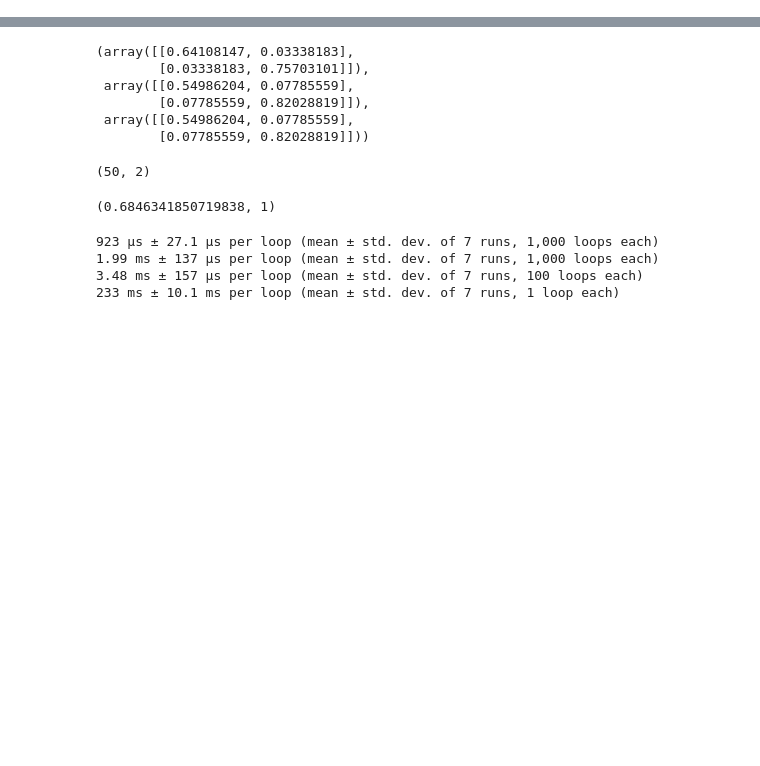
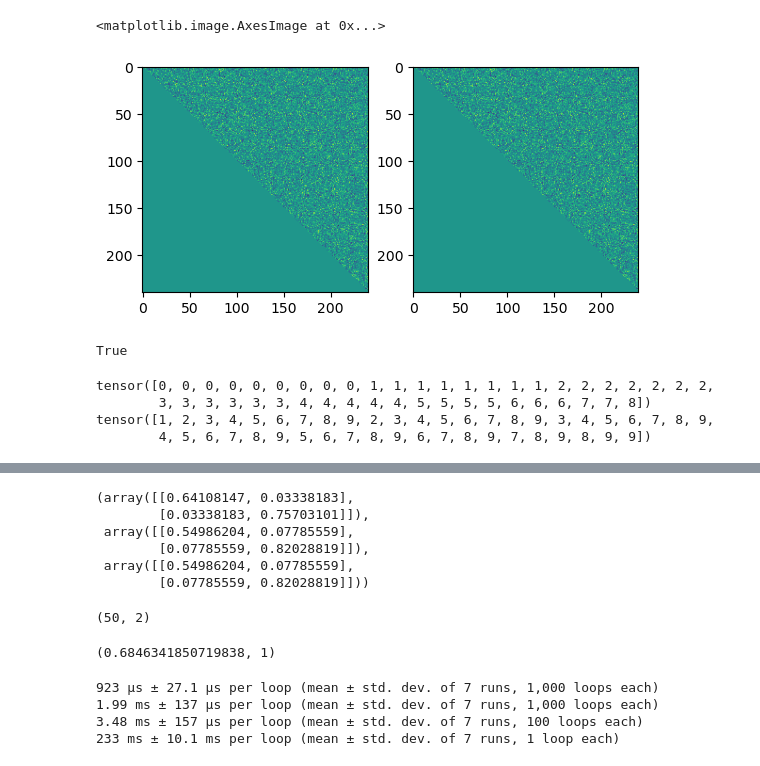
Before and after one commit to FabulousFabs/MVPy, a Jupyter notebook: examples/tests.ipynb, the cells around one changed output, grey strips where cells are left out. Saved outputs shown, nothing was run; the diff lists cells and outputs as text; code cells hidden in the pictures; blank space fills up the shorter version.

```diff
--- a/examples/tests.ipynb
+++ b/examples/tests.ipynb
@@ -7,0 +33,39 @@ import mvpy as mv
+# %%
+import matplotlib.pyplot as plt
+
+rdm_np = np.zeros((240, 240, 500))
+rdm_np[rsa_np.cx_,rsa_np.cy_] = r_np
+
+rdm_tr = np.zeros((240, 240, 500))
+rdm_tr[rsa_tr.cx_,rsa_tr.cy_] = r_tr
+
+fig, ax = plt.subplots(nrows = 1, ncols = 2)
+ax[0].imshow(rdm_np[...,0])
+ax[1].imshow(rdm_tr[...,0])
+# %% [output]
+<matplotlib.image.AxesImage at 0x...>
+[figure, added]
+# %%
+np.allclose(r_np, r_tr)
+# %% [output]
+True
+# %%
+X = torch.normal(0, 1, (10, 60, 5))
+
+if True:
+    if True:
+        # setup dimensions
+        dims = X.shape
+        N, F, T = dims[0], dims[-2], dims[-1]
+
+        # setup indices
+        n = torch.arange(N)
+        nx, ny = torch.meshgrid(n, n, indexing = 'ij')
+        cx_, cy_ = torch.triu_indices(N, N, offset = 1)
+        i, j = nx.T.flatten()[cx_], ny.flatten()[cy_]
+
+        print(i, j)
+# %% [output]
+tensor([0, 0, 0, 0, 0, 0, 0, 0, 0, 1, 1, 1, 1, 1, 1, 1, 1, 2, 2, 2, 2, 2, 2, 2,
+        3, 3, 3, 3, 3, 3, 4, 4, 4, 4, 4, 5, 5, 5, 5, 6, 6, 6, 7, 7, 8]) tensor([1, 2, 3, 4, 5, 6, 7, 8, 9, 2, 3, 4, 5, 6, 7, 8, 9, 3, 4, 5, 6, 7, 8, 9,
+        4, 5, 6, 7, 8, 9, 5, 6, 7, 8, 9, 6, 7, 8, 9, 7, 8, 9, 8, 9, 9])
```
Also changed, not shown: parts of 12 cells of this notebook, 6 other files.
